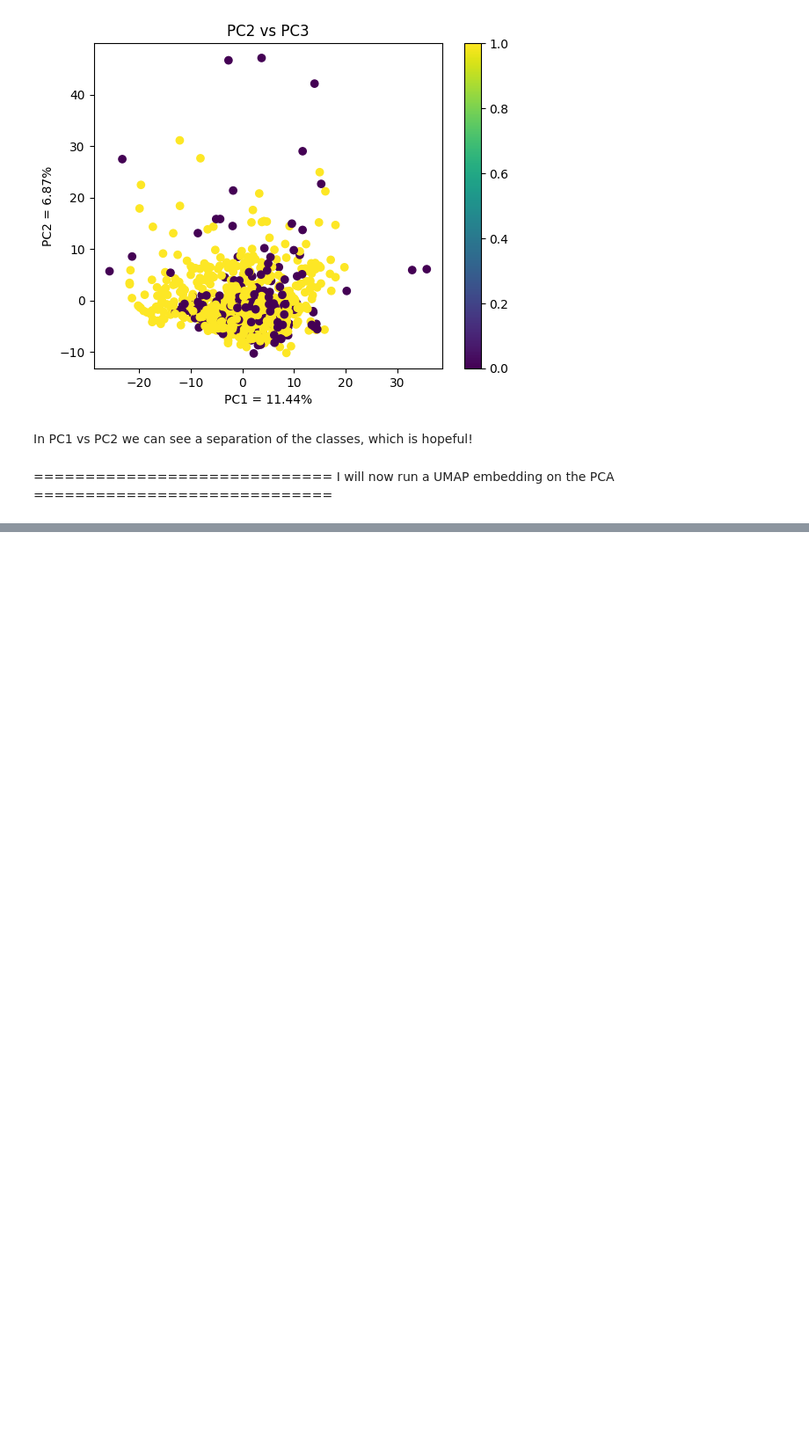
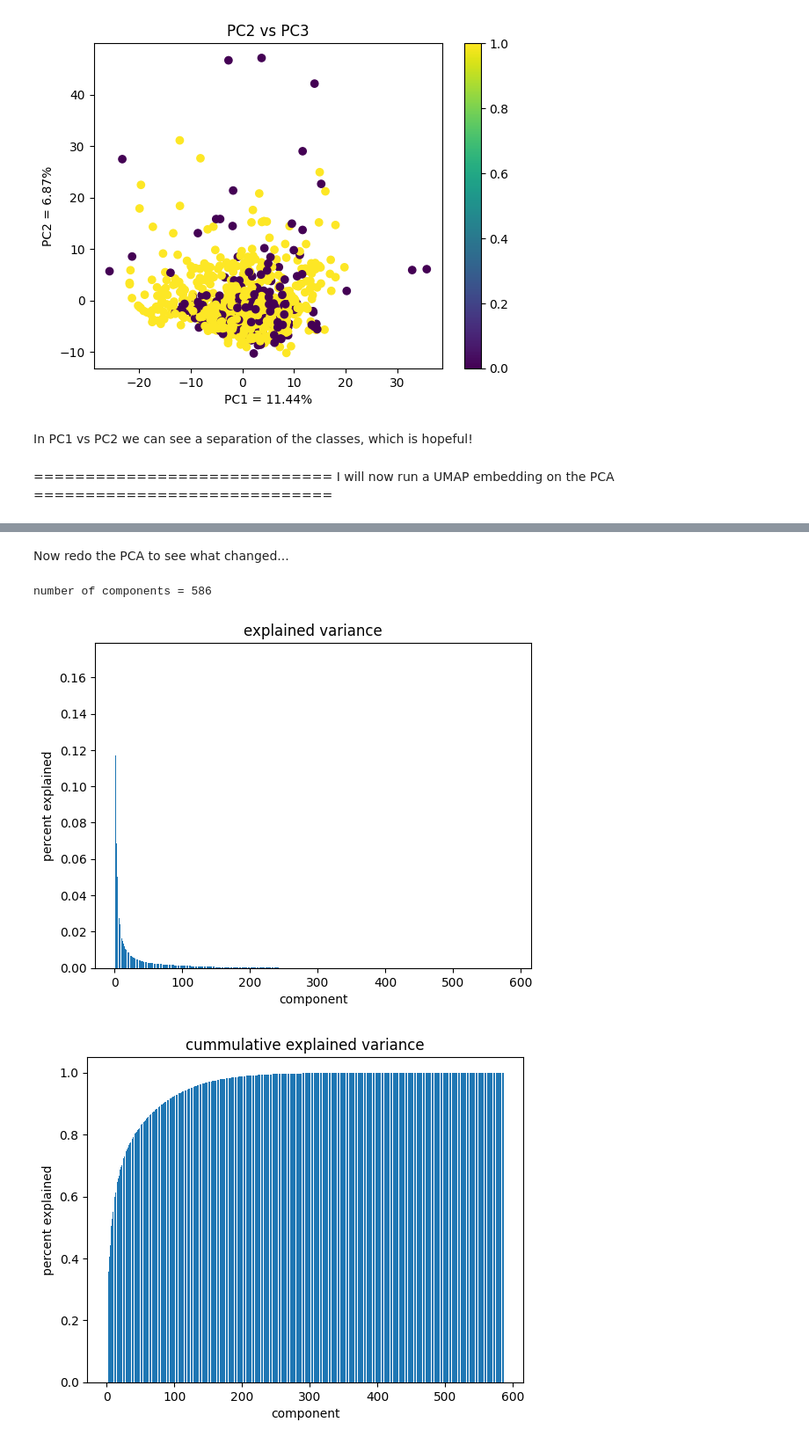
Before and after one commit to cgpayne/parkinsons_audetector, a Jupyter notebook: notebooks/initial_analysis.ipynb, the cells around one changed output, grey strips where cells are left out. Shown: that part at 88% size. Saved outputs shown, nothing was run; the diff lists cells and outputs as text; code cells hidden in the pictures; blank space fills up the shorter version.

```diff
--- a/notebooks/initial_analysis.ipynb
+++ b/notebooks/initial_analysis.ipynb
@@ -256,0 +292,8 @@ plt.close()
+# %%
+# check = out_thresh
+check = 0.99867
+
+ind = list(np.where(Hii > check)[0])
+print(type(ind))
+print(ind)
+print(len(ind), len(ind)/len(Hii))
@@ -256,0 +306,7 @@ plt.close()
+# %%
+# remove outliers and SAVE the df
+
+df_outrmv = df.drop(index=ind).copy()
+display(df_outrmv)
+df_outrmv.to_csv(data_dir + '/pd_speech_features_reduced_outrmv.csv', index=None)
+y = df_outrmv['class']
@@ -256,0 +327,10 @@ plt.close()
+# %% [markdown]
+Now redo the PCA to see what changed...
+# %%
+X = df_outrmv.values
+rpca = RunPCA(X, y)
+rpca.run()
+# %% [output]
+number of components = 586
+[figure, added]
+[figure, added]
```
Also changed, not shown: parts of 11 cells of this notebook, 3 other files.
